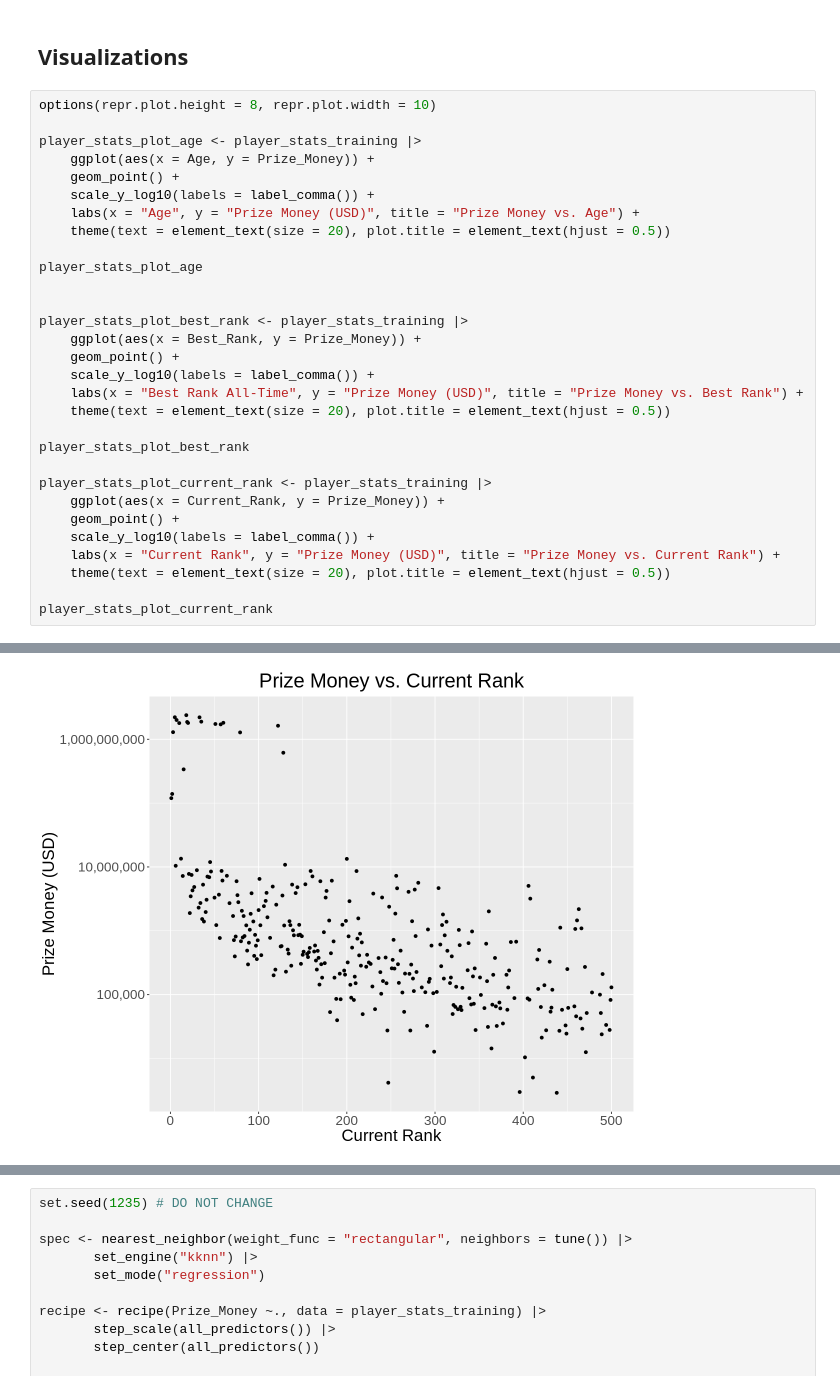
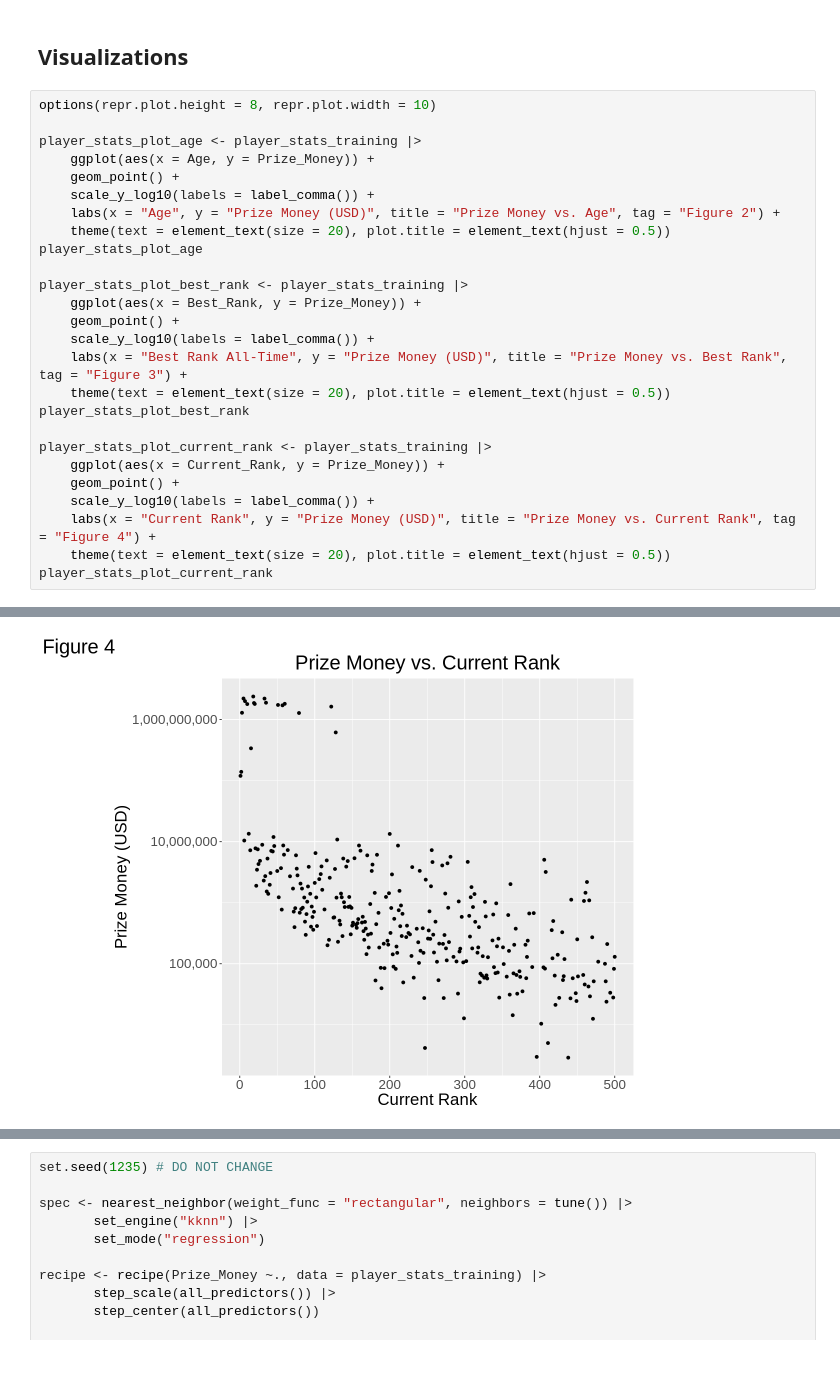
Before and after one commit to HarmanSandhu179/DSCI-100-Group-Project, a Jupyter notebook: group_project_report.ipynb, the cells around one changed output, grey strips where cells are left out. Saved outputs shown, nothing was run; the diff lists cells and outputs as text.

Commit message:
Added labels/legend

```diff
--- a/group_project_report.ipynb
+++ b/group_project_report.ipynb
@@ -234,27 +233,23 @@ player_stats_plot_age <- player_stats_training |>
     ggplot(aes(x = Age, y = Prize_Money)) +
     geom_point() +
     scale_y_log10(labels = label_comma()) +
-    labs(x = "Age", y = "Prize Money (USD)", title = "Prize Money vs. Age") +
+    labs(x = "Age", y = "Prize Money (USD)", title = "Prize Money vs. Age", tag = "Figure 2") +
     theme(text = element_text(size = 20), plot.title = element_text(hjust = 0.5))
-
 player_stats_plot_age
-
 
 player_stats_plot_best_rank <- player_stats_training |>
     ggplot(aes(x = Best_Rank, y = Prize_Money)) +
     geom_point() +
     scale_y_log10(labels = label_comma()) +
-    labs(x = "Best Rank All-Time", y = "Prize Money (USD)", title = "Prize Money vs. Best Rank") +
+    labs(x = "Best Rank All-Time", y = "Prize Money (USD)", title = "Prize Money vs. Best Rank", tag = "Figure 3") +
     theme(text = element_text(size = 20), plot.title = element_text(hjust = 0.5))
-
 player_stats_plot_best_rank
 
 player_stats_plot_current_rank <- player_stats_training |>
     ggplot(aes(x = Current_Rank, y = Prize_Money)) +
     geom_point() +
     scale_y_log10(labels = label_comma()) +
-    labs(x = "Current Rank", y = "Prize Money (USD)", title = "Prize Money vs. Current Rank") +
+    labs(x = "Current Rank", y = "Prize Money (USD)", title = "Prize Money vs. Current Rank", tag = "Figure 4") +
     theme(text = element_text(size = 20), plot.title = element_text(hjust = 0.5))
-
 player_stats_plot_current_rank
 # %% [output]
@@ -263 +258 @@ player_stats_plot_current_rank
-[figure, old version]
+[figure, new version]
```
Also changed, not shown: parts of 6 cells of this notebook.
